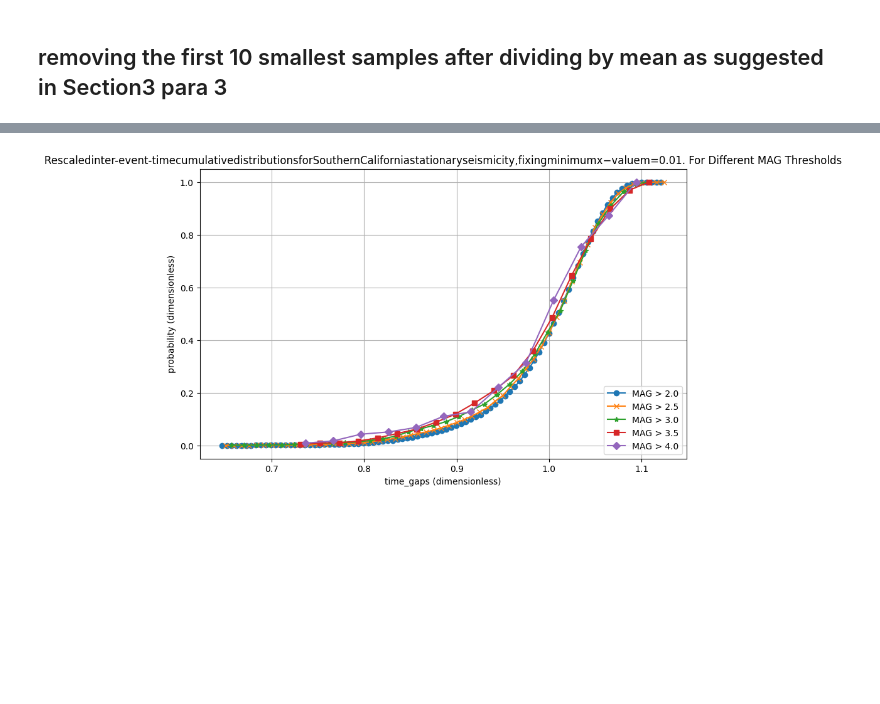
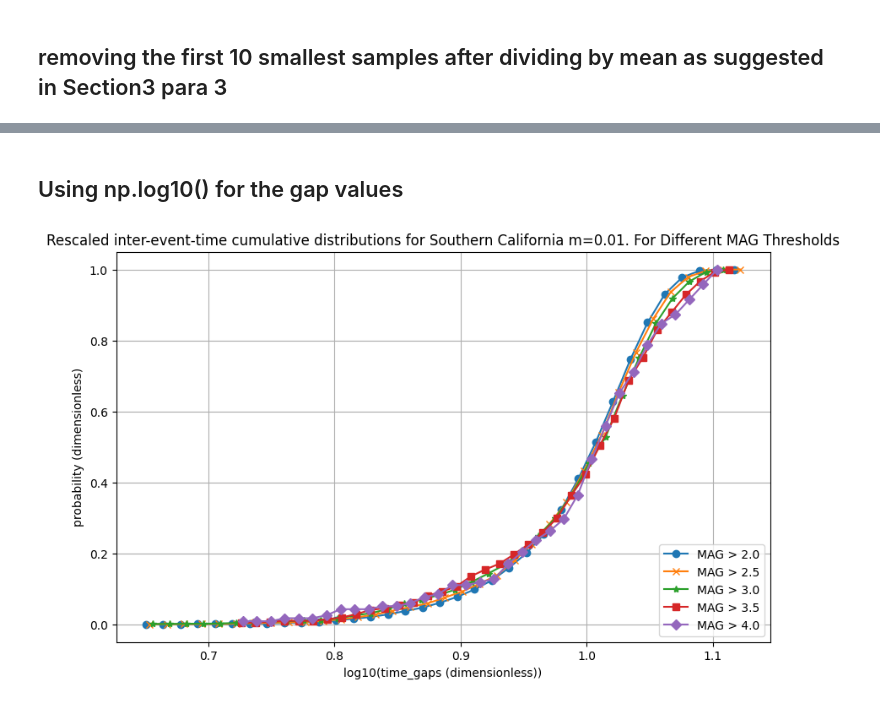
Before and after one commit to bivekpok/DSPS_BPokhrel, a Jupyter notebook: HW3/Hw3.ipynb, the cells around one changed output, grey strips where cells are left out. Saved outputs shown, nothing was run; the diff lists cells and outputs as text; code cells hidden in the pictures; blank space fills up the shorter version.

```diff
--- a/HW3/Hw3.ipynb
+++ b/HW3/Hw3.ipynb
@@ -285,53 +327,51 @@ eq_good.describe()
+# %% [markdown]
+## Using np.log10() for the gap values
 # %%
-import numpy as np
-import matplotlib.pyplot as plt
-
-# Define a list of MAG thresholds
 mag_thresholds = [2.0, 2.5, 3.0, 3.5, 4.0]
 markers = ['o', 'x', '*', 's', 'D']
 
-# Initialize empty lists to store the results
 cb_list = []
 cs_list = []
 
 # Loop through the MAG thresholds and process each dataset
 for mag_threshold in mag_thresholds:
-    # Filter the dataset based on the MAG threshold
+
     x = np.sort(np.log10(eq_final[eq_final['MAG'] > mag_threshold]['gaps']))
+    # x = (eq_final[eq_final['MAG'] > mag_threshold]['gaps'])
 
     # Calculate cumulative distribution and center bin values
     def hist_bin(x):
-        hist, bins = np.histogram(x, bins='auto')
+        hist, bins = np.histogram(x, bins=35)
         cb = (bins[:-1] + bins[1:]) / 2
         cs = np.cumsum(hist) / np.sum(hist)
         return cb, cs
 
     def c_mean(x):
         fmx = np.mean(x)
         x = x / fmx
         x1 = x[x > 0.01]
         smx = np.mean(x1)
         x1 = x1 / smx
         cb, cs = hist_bin(x1)
         return cb, cs
 
     cb, cs = c_mean(x)
 
-    # Append the results to the lists
+
     cb_list.append(cb)
     cs_list.append(cs)
 
-# Create a plot to display all cumulative distribution curves
-plt.figure(figsize=(10, 6))  # Set the figure size
 
+plt.figure(figsize=(10, 6))
 for cb, cs, marker in zip(cb_list, cs_list, markers):
     plt.plot(cb, cs, marker=marker)
 
-plt.xlabel('time_gaps (dimensionless)')
+plt.xlabel('log10(time_gaps (dimensionless))')
 plt.ylabel('probability (dimensionless)')
-plt.title('Rescaledinter-event-timecumulativedistributionsforSouthernCaliforniastationaryseismicity,fixingminimumx−valuem=0.01. For Different MAG Thresholds')
+plt.title('Rescaled inter-event-time cumulative distributions for Southern California m=0.01. For Different MAG Thresholds')
 plt.legend([f'MAG > {mag}' for mag in mag_thresholds], loc='lower right')
 plt.grid(True)
+# plt.xscale('log')
 plt.show()
 # %% [output]
-[figure, old version]
+[figure, new version]
```
Also changed, not shown: parts of 18 cells of this notebook.
